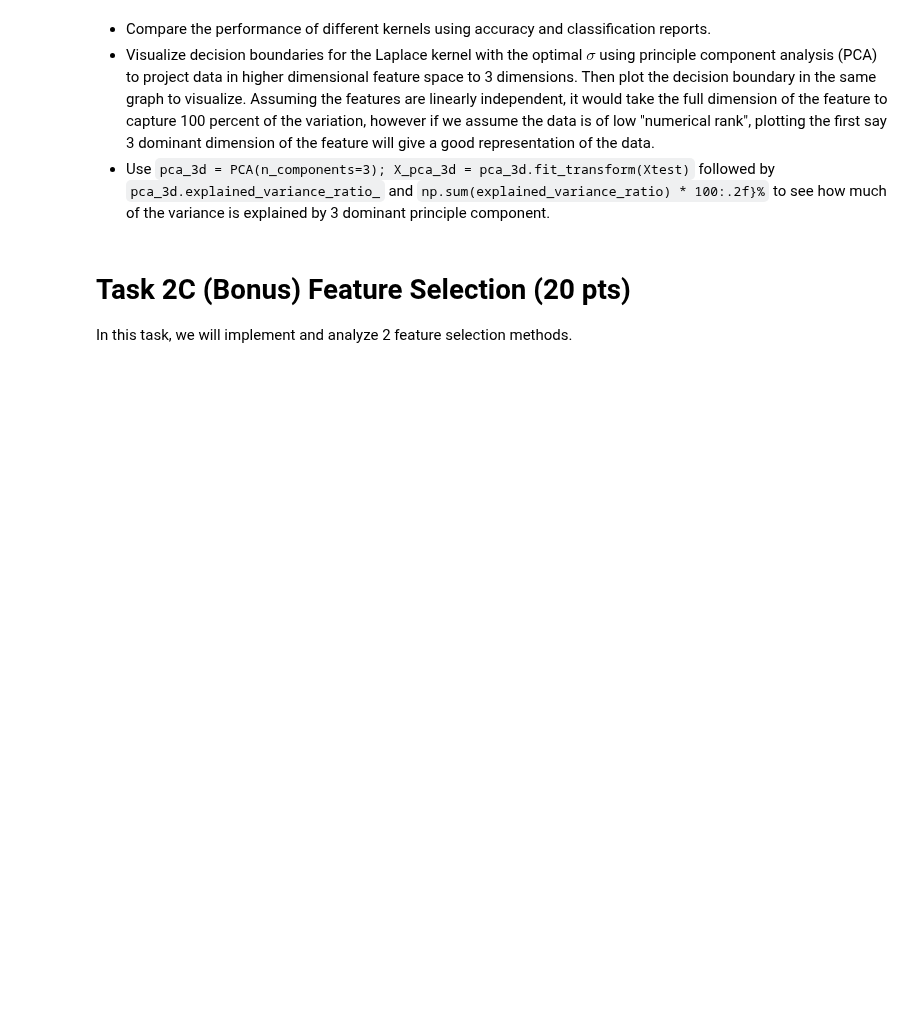
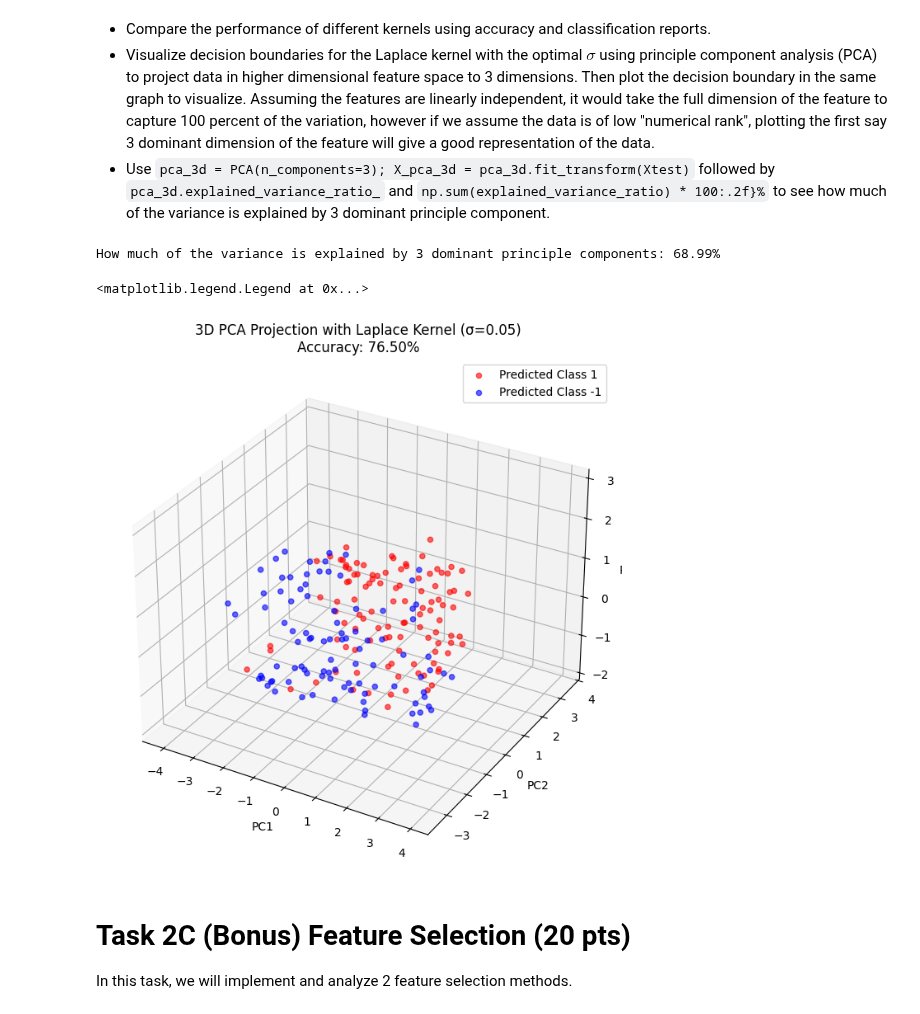
Before and after one commit to nickmvega/machine-learning, a Jupyter notebook: project_2/project2_src_vega_roth.ipynb, the cells around one changed output. Cells and saved outputs as stored; diff of their text form; code cells hidden in the pictures; blank space fills up the shorter version.

```diff
--- a/project_2/project2_src_vega_roth.ipynb
+++ b/project_2/project2_src_vega_roth.ipynb
@@ -713,17 +713,43 @@ Accuracy of optimal sigmoid on test set: 83.00%
 # %%
 # plot data on projected PCA axis in 3d,
 # show much how variance is explained by 3 dominant principal components
 # (see evaluation and analysis for details)
 
 model = KernelPerceptron(kernel=LaplaceKernel(sigma = 0.05), T=10)
 model.fit(Xtrain, ytrain)
 ypred = model.predict(Xtest)
 
 pca_3d = PCA(n_components=3)
 X_pca_3d = pca_3d.fit_transform(Xtest)
 
 explained_variance_ratio_ = pca_3d.explained_variance_ratio_
 print(f"How much of the variance is explained by 3 dominant principle components: {np.sum(explained_variance_ratio_) * 100:.2f}%")
+
+fig = plt.figure(figsize=(12, 8))
+ax = fig.add_subplot(111, projection='3d')
+
+# Plot predicted classes
+pos_pred = ypred == 1
+neg_pred = ypred == -1
+
+# Plot the points
+ax.scatter(X_pca_3d[pos_pred, 0], X_pca_3d[pos_pred, 1], X_pca_3d[pos_pred, 2],
+          c='red', label='Predicted Class 1', alpha=0.6)
+ax.scatter(X_pca_3d[neg_pred, 0], X_pca_3d[neg_pred, 1], X_pca_3d[neg_pred, 2],
+          c='blue', label='Predicted Class -1', alpha=0.6)
+
+# Add labels and title
+ax.set_xlabel('PC1')
+ax.set_ylabel('PC2')
+ax.set_zlabel('PC3')
+ax.set_title(f'3D PCA Projection with Laplace Kernel (σ=0.05)\nAccuracy: {accuracy_score(ytest, ypred)*100:.2f}%')
+
+# Add legend
+ax.legend()
+# %% [output]
+How much of the variance is explained by 3 dominant principle components: 68.99%
+<matplotlib.legend.Legend at 0x...>
+[figure, added]
 # %% [markdown]
 # Task 2C (Bonus) Feature Selection (20 pts)
 
```
